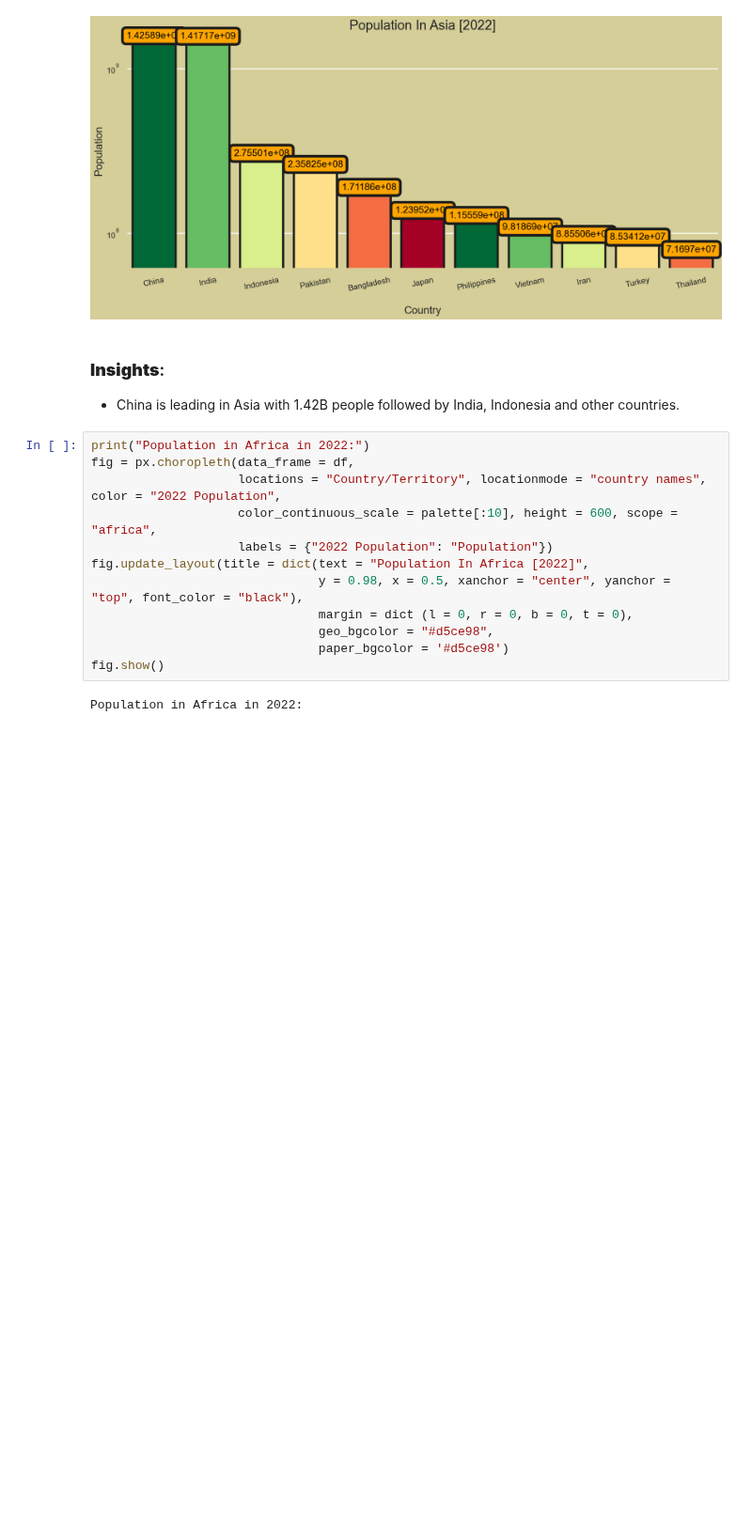
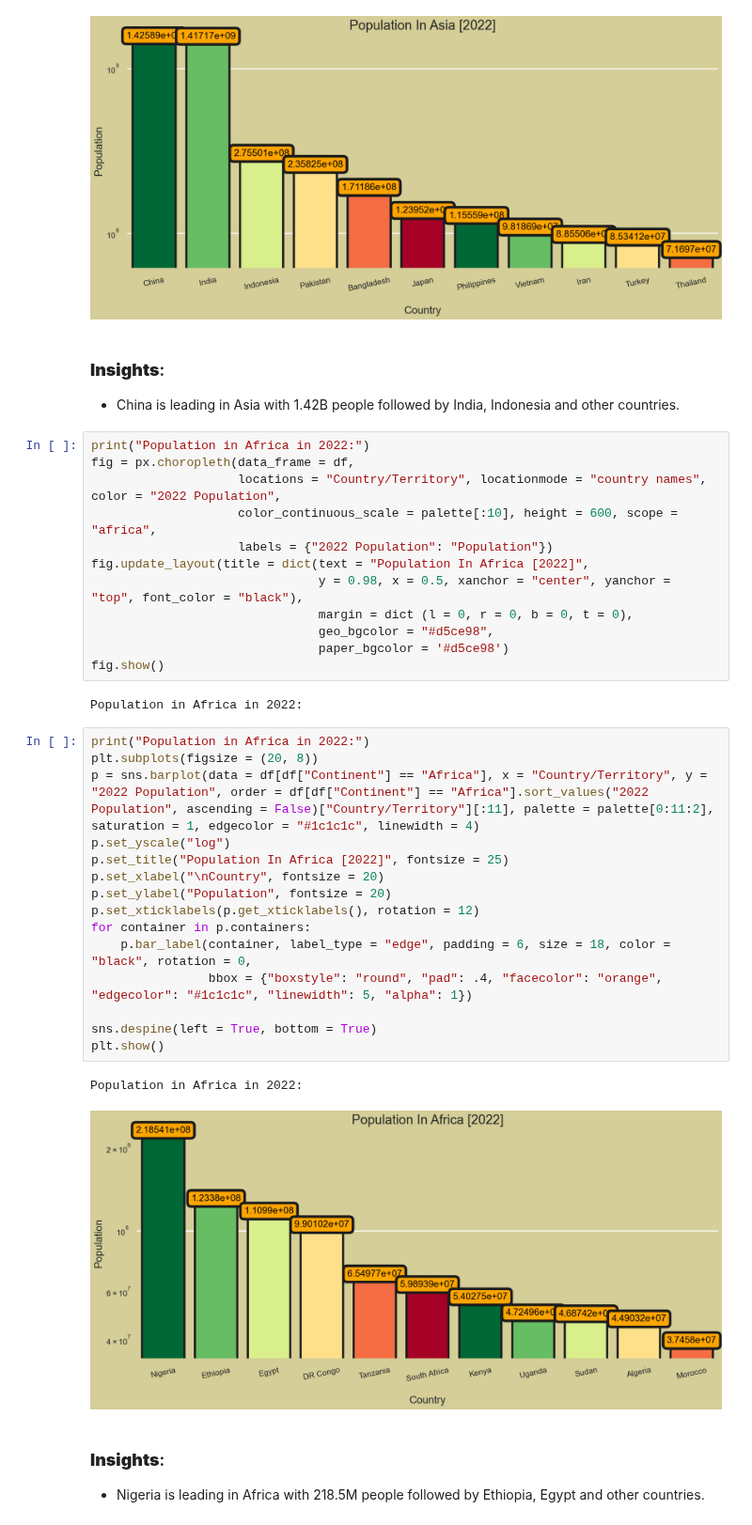
Before and after one commit to noahnoahnoahtran/EDA, a Jupyter notebook: 2_world_population/world_population.ipynb, the cells around one changed output. Shown at 94% size. Saved outputs shown, nothing was run; the diff lists cells and outputs as text; blank space fills up the shorter version.

```diff
--- a/2_world_population/world_population.ipynb
+++ b/2_world_population/world_population.ipynb
@@ -220,3 +220,24 @@ fig.update_layout(title = dict(text = "Population In Africa [2022]",
 fig.show()
 # %% [output]
 Population in Africa in 2022:
+# %%
+print("Population in Africa in 2022:")
+plt.subplots(figsize = (20, 8))
+p = sns.barplot(data = df[df["Continent"] == "Africa"], x = "Country/Territory", y = "2022 Population", order = df[df["Continent"] == "Africa"].sort_values("2022 Population", ascending = False)["Country/Territory"][:11], palette = palette[0:11:2], saturation = 1, edgecolor = "#1c1c1c", linewidth = 4)
+p.set_yscale("log")
+p.set_title("Population In Africa [2022]", fontsize = 25)
+p.set_xlabel("\nCountry", fontsize = 20)
+p.set_ylabel("Population", fontsize = 20)
+p.set_xticklabels(p.get_xticklabels(), rotation = 12)
+for container in p.containers:
+    p.bar_label(container, label_type = "edge", padding = 6, size = 18, color = "black", rotation = 0,
+                bbox = {"boxstyle": "round", "pad": .4, "facecolor": "orange", "edgecolor": "#1c1c1c", "linewidth": 5, "alpha": 1})
+
+sns.despine(left = True, bottom = True)
+plt.show()
+# %% [output]
+Population in Africa in 2022:
+[figure, added]
+# %% [markdown]
+### **Insights**:
+- Nigeria is leading in Africa with 218.5M people followed by Ethiopia, Egypt and other countries.
```
